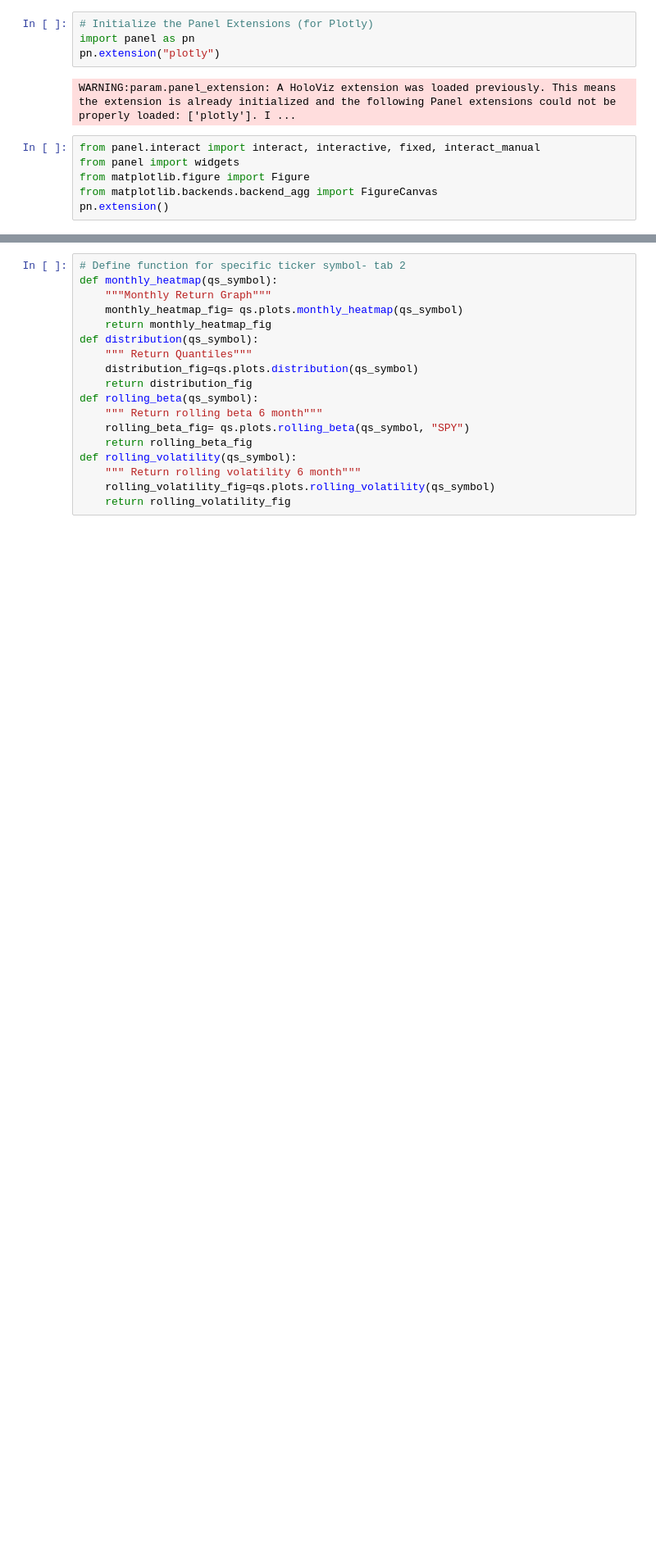
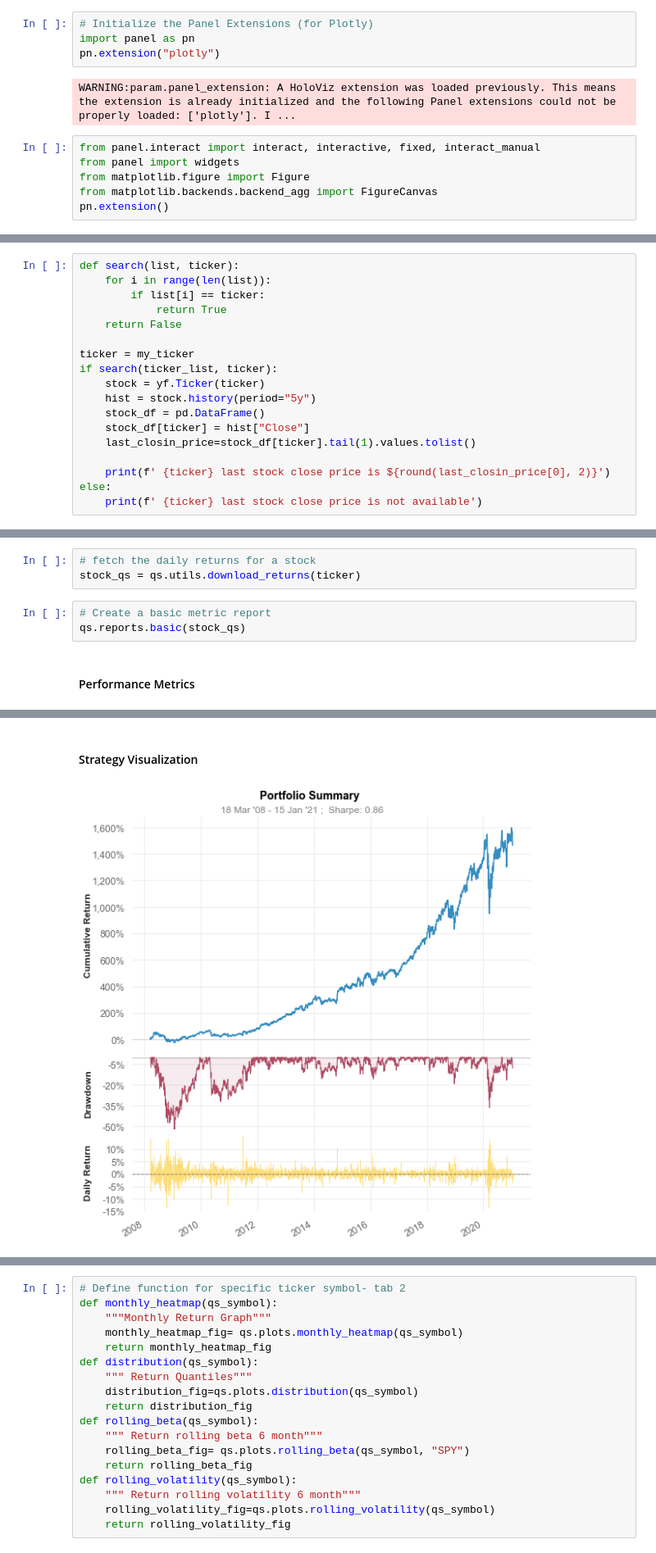
Before and after one commit to Minhtran18/Project_2, a Jupyter notebook: Visualization.ipynb, the cells around one changed output, grey strips where cells are left out. Shown at 82% size. Drawn from its saved outputs; the diff is of its cells as text; blank space fills up the shorter version.

```diff
--- a/Visualization.ipynb
+++ b/Visualization.ipynb
@@ -81,0 +87,18 @@ pn.extension()
+# %%
+def search(list, ticker):
+    for i in range(len(list)):
+        if list[i] == ticker:
+            return True
+    return False
+
+ticker = my_ticker
+if search(ticker_list, ticker):
+    stock = yf.Ticker(ticker)
+    hist = stock.history(period="5y")
+    stock_df = pd.DataFrame()
+    stock_df[ticker] = hist["Close"]
+    last_closin_price=stock_df[ticker].tail(1).values.tolist()
+
+    print(f' {ticker} last stock close price is ${round(last_closin_price[0], 2)}')
+else:
+    print(f' {ticker} last stock close price is not available')
@@ -108,0 +298,8 @@ def display_business_summary(ticker):
+# %%
+# fetch the daily returns for a stock
+stock_qs = qs.utils.download_returns(ticker)
+# %%
+# Create a basic metric report
+qs.reports.basic(stock_qs)
+# %% [output]
+Performance Metrics
@@ -108,0 +323,2 @@ def display_business_summary(ticker):
+Strategy Visualization
+[figure, added]
```
Also changed, not shown: parts of 44 cells of this notebook, 1 other file.
